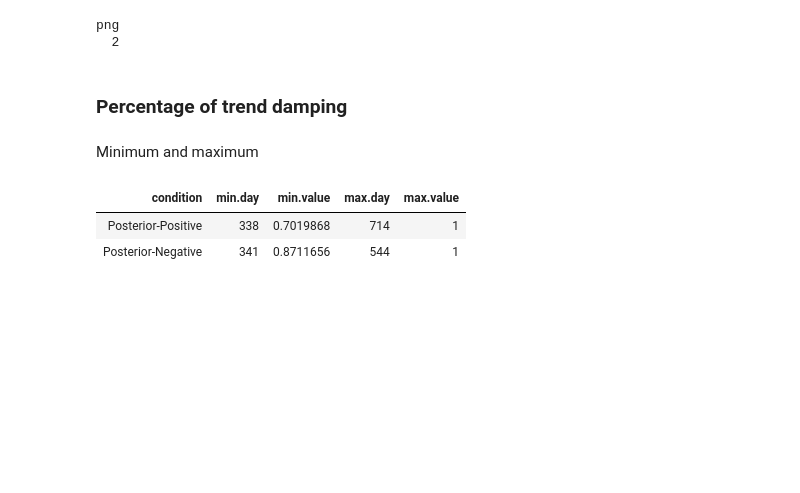
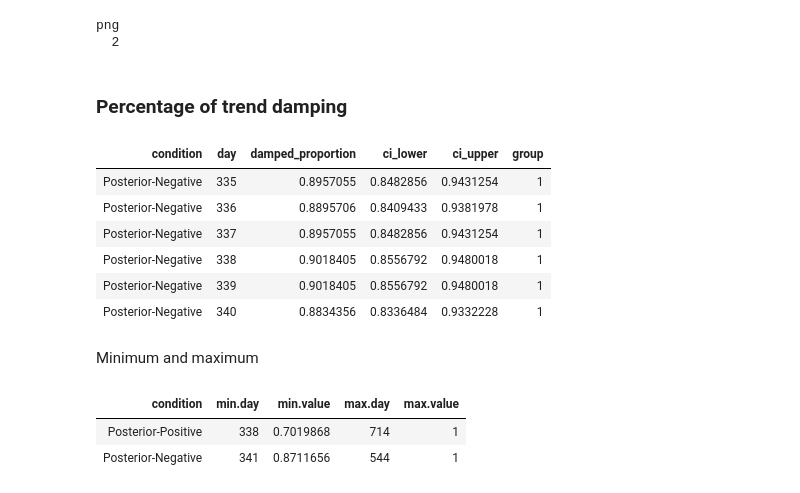
Before and after one commit to ericschulz/compforca, a Jupyter notebook: Data analysis/Catmull-Rom Analysis.ipynb, the cells around one changed output. Cells and saved outputs as stored; diff of their text form; code cells hidden in the pictures; blank space fills up the shorter version.

Commit message:
Finished trend damping

```diff
--- a/Data analysis/Catmull-Rom Analysis.ipynb
+++ b/Data analysis/Catmull-Rom Analysis.ipynb
@@ -609,4 +654,8 @@ aux <- filtered_trend %>%
 # %%
+# Selecting the relevant columns
+aux <- filtered_trend %>%
+                    select(condition, scenario, day, underlying_trend_norm)
+
 # Merging
 trend_damping <- merge(x=filtered_norm_data, y=aux, by=c('condition', 'scenario', 'day'), all.x=TRUE)
 
@@ -619,13 +668,27 @@ trend_damping$damped <- ifelse(trend_damping$condition == "Posterior-Positive",
 # Summarize overall scenarios
 overall_damping <- trend_damping %>%
                         group_by(condition, day) %>%
-                        summarize(damped_proportion = sum(damped*1)/length(damped)) %>%
+                        summarize(damped_proportion = sum(damped*1)/length(damped),
+                                  ci_lower = ifelse(damped_proportion<1, t.test(damped*1, conf.level=0.95)$conf.int[1], damped_proportion),
+                                  ci_upper = ifelse(damped_proportion<1, t.test(damped*1, conf.level=0.95)$conf.int[2], damped_proportion)) %>%
                         mutate(group = 1)
 
 # Summarize per day
 trend_damping_summary <- trend_damping %>%
                             group_by(condition, scenario, day) %>%
                             summarize(damped_proportion = sum(damped*1)/length(damped))
+# %%
+overall_damping %>%
+        filter(condition == "Posterior-Negative") %>%
+        head
+# %% [output]
+| condition | day | damped_proportion | ci_lower | ci_upper | group |
+| Posterior-Negative | 335 | 0.8957055 | 0.8482856 | 0.9431254 | 1 |
+| Posterior-Negative | 336 | 0.8895706 | 0.8409433 | 0.9381978 | 1 |
+| Posterior-Negative | 337 | 0.8957055 | 0.8482856 | 0.9431254 | 1 |
+| Posterior-Negative | 338 | 0.9018405 | 0.8556792 | 0.9480018 | 1 |
+| Posterior-Negative | 339 | 0.9018405 | 0.8556792 | 0.9480018 | 1 |
+| Posterior-Negative | 340 | 0.8834356 | 0.8336484 | 0.9332228 | 1 |
 # %% [markdown]
 Minimum and maximum
 # %%
```
Also changed, not shown: parts of 17 cells of this notebook, 3 other files.
